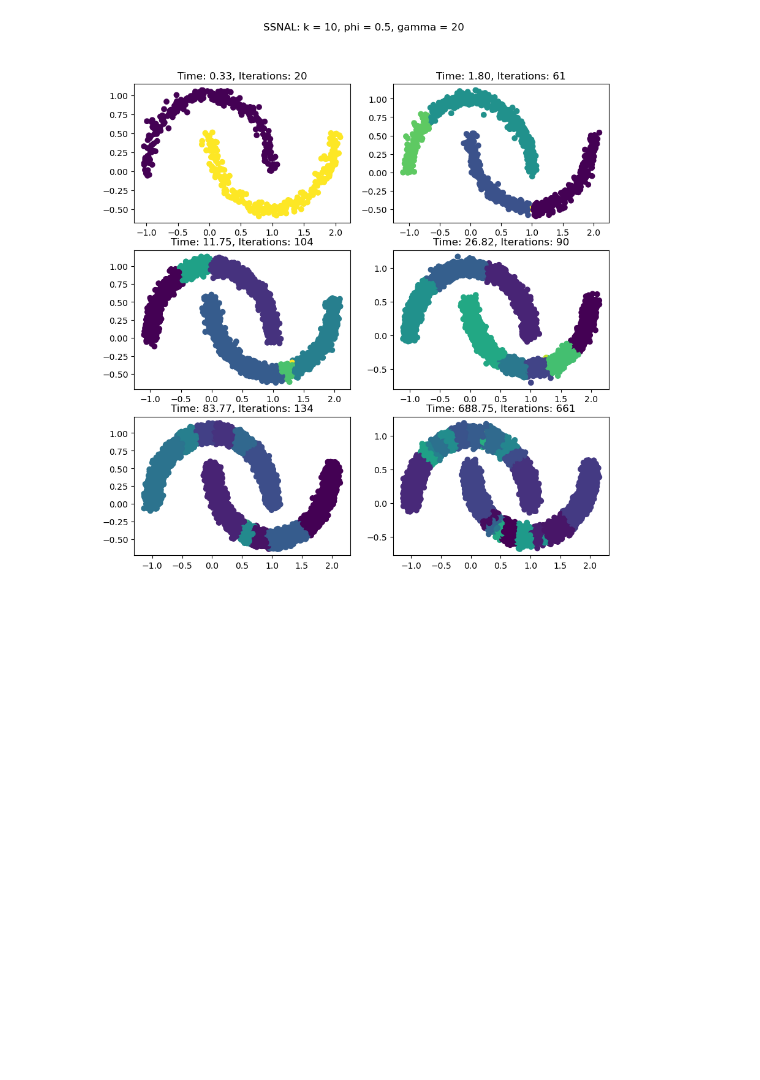
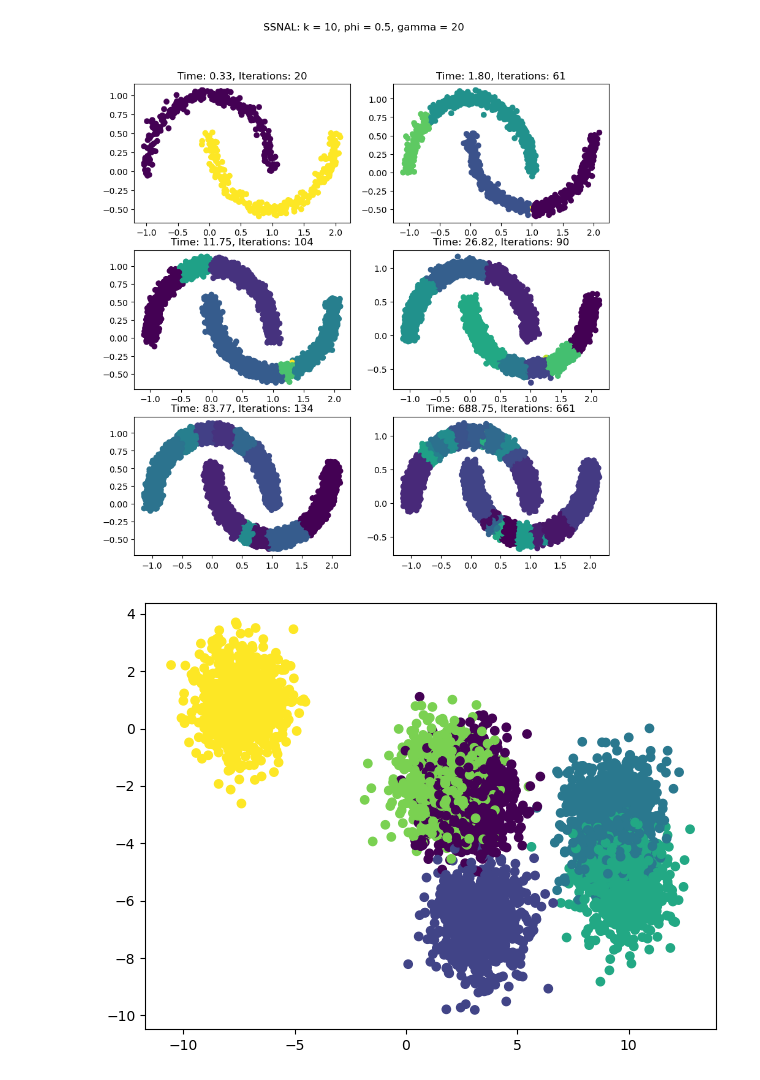
Before and after one commit to dx-li/pycvxcluster, a Jupyter notebook: Examples.ipynb, the cells around one changed output. Saved outputs shown, nothing was run; the diff lists cells and outputs as text; code cells hidden in the pictures; blank space fills up the shorter version.

```diff
--- a/Examples.ipynb
+++ b/Examples.ipynb
@@ -210,3 +221,14 @@ Status: converged, Iterations: 661
 Clustering completed in 688.7485366660403 seconds.
 Text(0.5, 0.98, 'SSNAL: k = 10, phi = 0.5, gamma = 20')
 [figure]
+# %%
+# generate 6 blobs and plot the true clusters
+n_samples = 5000
+blobs = datasets.make_blobs(n_samples=n_samples, random_state=seed, centers = 6, cluster_std = 1)
+fig = plt.figure()
+ax = fig.add_subplot(111)
+ax.scatter(blobs[0][:,0], blobs[0][:,1], c=blobs[1])
+plt.tight_layout()
+plt.show()
+# %% [output]
+[figure, added]
```
Also changed, not shown: parts of 4 cells of this notebook.
